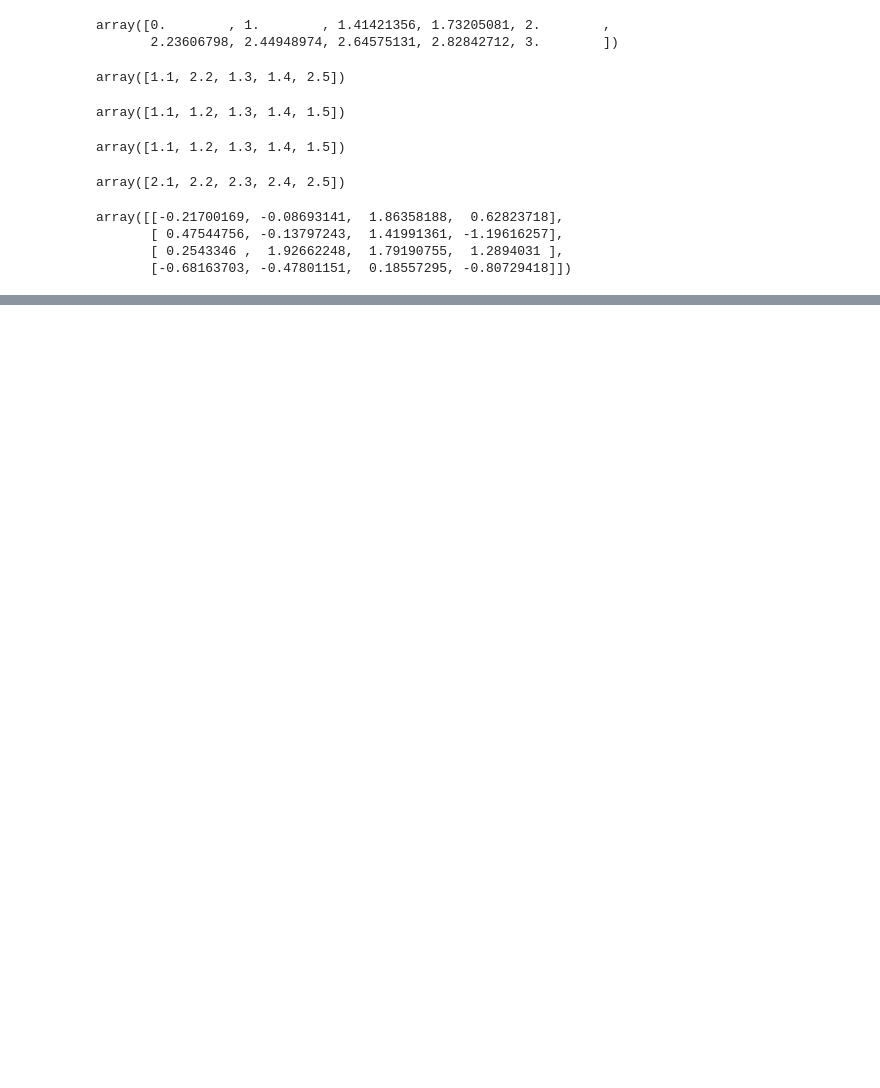
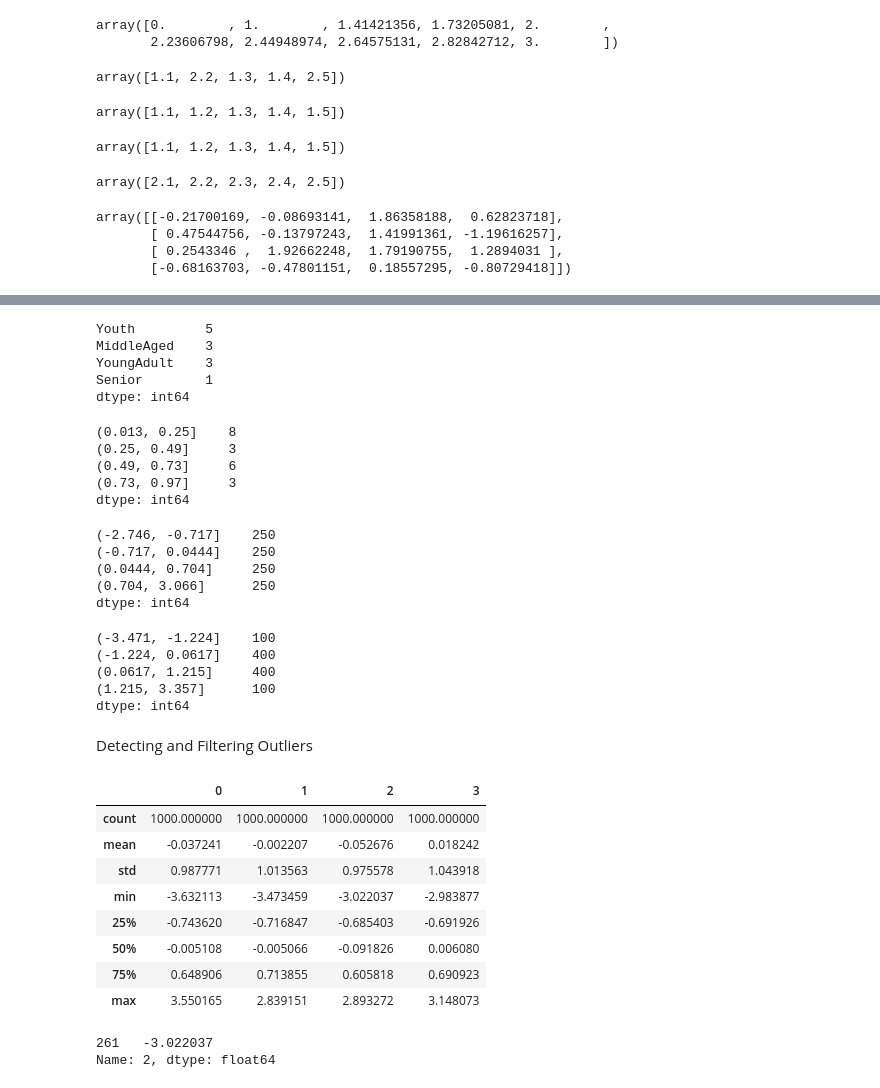
Before and after one commit to azfarbkhr/piaic_qtr2_assignments, a Jupyter notebook: Practice/practicing_data_analysis.ipynb, the cells around one changed output, grey strips where cells are left out. Drawn from its saved outputs; the diff is of its cells as text; code cells hidden in the pictures; blank space fills up the shorter version.

```diff
--- a/Practice/practicing_data_analysis.ipynb
+++ b/Practice/practicing_data_analysis.ipynb
@@ -167,0 +494,58 @@ array([[-0.21700169, -0.08693141,  1.86358188,  0.62823718],
+# %%
+pd.value_counts(cats2)
+# %% [output]
+Youth         5
+MiddleAged    3
+YoungAdult    3
+Senior        1
+dtype: int64
+# %%
+data = np.random.rand(20)
+pd.cut(data, 4, precision=2).value_counts()
+# %% [output]
+(0.013, 0.25]    8
+(0.25, 0.49]     3
+(0.49, 0.73]     6
+(0.73, 0.97]     3
+dtype: int64
+# %%
+data = np.random.randn(1000) # Normally distributed
+cats = pd.qcut(data, 4) # Cut into quartiles
+cats.value_counts()
+# %% [output]
+(-2.746, -0.717]    250
+(-0.717, 0.0444]    250
+(0.0444, 0.704]     250
+(0.704, 3.066]      250
+dtype: int64
+# %%
+data = np.random.randn(1000) # Normally distributed
+cats = pd.qcut(data, [0, 0.1, 0.5, 0.9, 1.])
+cats.value_counts()
+# %% [output]
+(-3.471, -1.224]    100
+(-1.224, 0.0617]    400
+(0.0617, 1.215]     400
+(1.215, 3.357]      100
+dtype: int64
+# %% [markdown]
+Detecting and Filtering Outliers
+# %%
+dta = pd.DataFrame(np.random.randn(1000, 4))
+dta.describe()
+# %% [output]
+|  | 0 | 1 | 2 | 3 |
+| count | 1000.000000 | 1000.000000 | 1000.000000 | 1000.000000 |
+| mean | -0.037241 | -0.002207 | -0.052676 | 0.018242 |
+| std | 0.987771 | 1.013563 | 0.975578 | 1.043918 |
+| min | -3.632113 | -3.473459 | -3.022037 | -2.983877 |
+| 25% | -0.743620 | -0.716847 | -0.685403 | -0.691926 |
+| 50% | -0.005108 | -0.005066 | -0.091826 | 0.006080 |
+| 75% | 0.648906 | 0.713855 | 0.605818 | 0.690923 |
+| max | 3.550165 | 2.839151 | 2.893272 | 3.148073 |
+# %%
+# Suppose you wanted to find values in one of the columns exceeding 3 in absolute
+dta[2][np.abs(dta[2]) > 3]
+# %% [output]
+261   -3.022037
+Name: 2, dtype: float64
```
Also changed, not shown: parts of 41 cells of this notebook.
